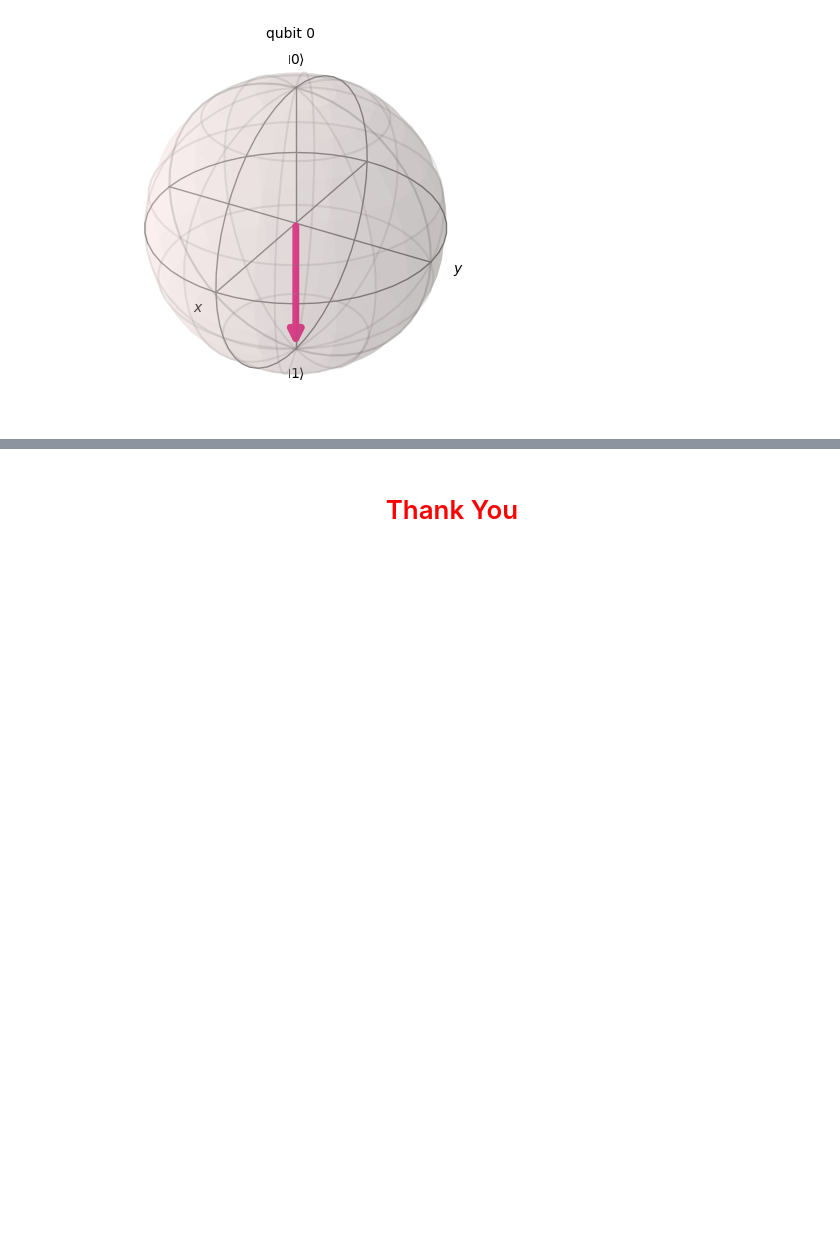
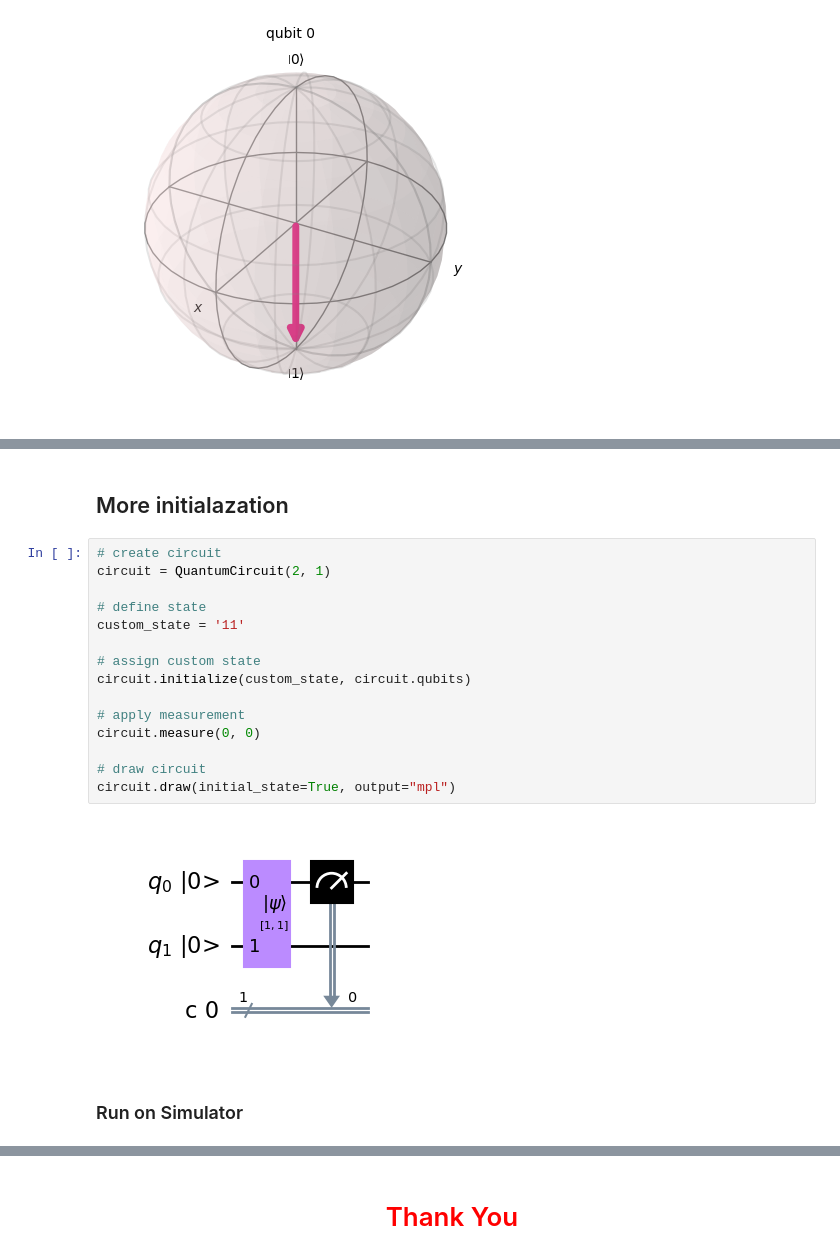
Before and after one commit to LTJ508/Quantum_Computing, a Jupyter notebook: Qiskit Practice/Qiskit_Practice.ipynb, the cells around one changed output, grey strips where cells are left out. Cells and saved outputs as stored; diff of their text form; blank space fills up the shorter version.

```diff
--- a/Qiskit Practice/Qiskit_Practice.ipynb
+++ b/Qiskit Practice/Qiskit_Practice.ipynb
@@ -99,0 +153,21 @@ plot_bloch_multivector(final_state)
+# %% [markdown]
+## More initialazation
+# %%
+# create circuit
+circuit = QuantumCircuit(2, 1)
+
+# define state
+custom_state = '11'
+
+# assign custom state
+circuit.initialize(custom_state, circuit.qubits)
+
+# apply measurement
+circuit.measure(0, 0)
+
+# draw circuit
+circuit.draw(initial_state=True, output="mpl")
+# %% [output]
+[figure, added]
+# %% [markdown]
+### Run on Simulator
```
Also changed, not shown: parts of 77 cells of this notebook.
